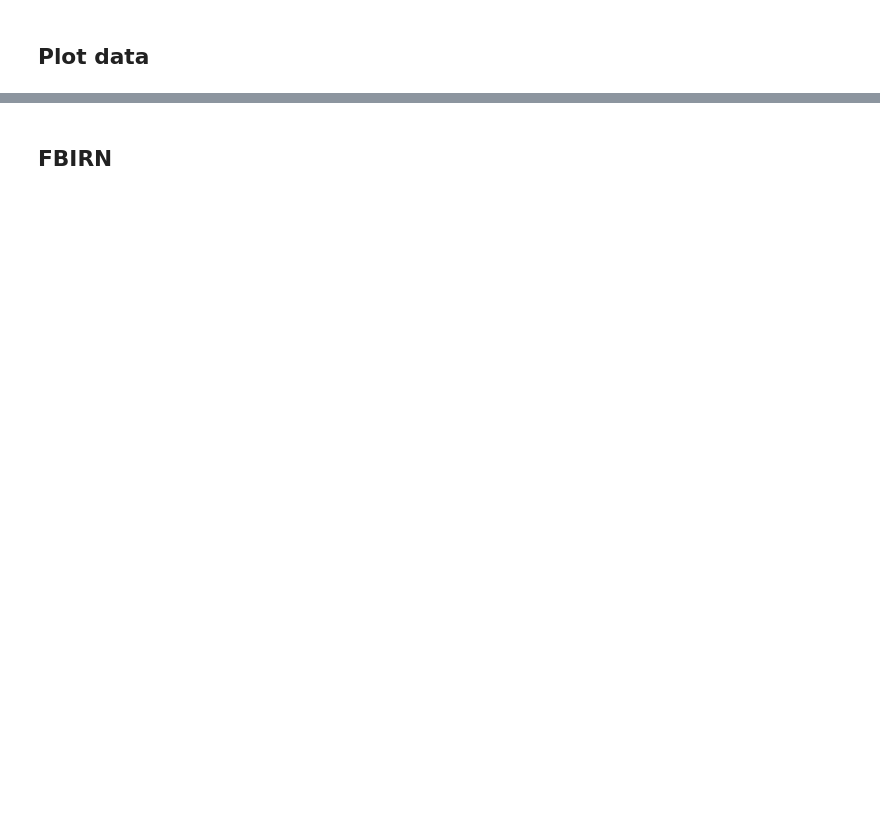
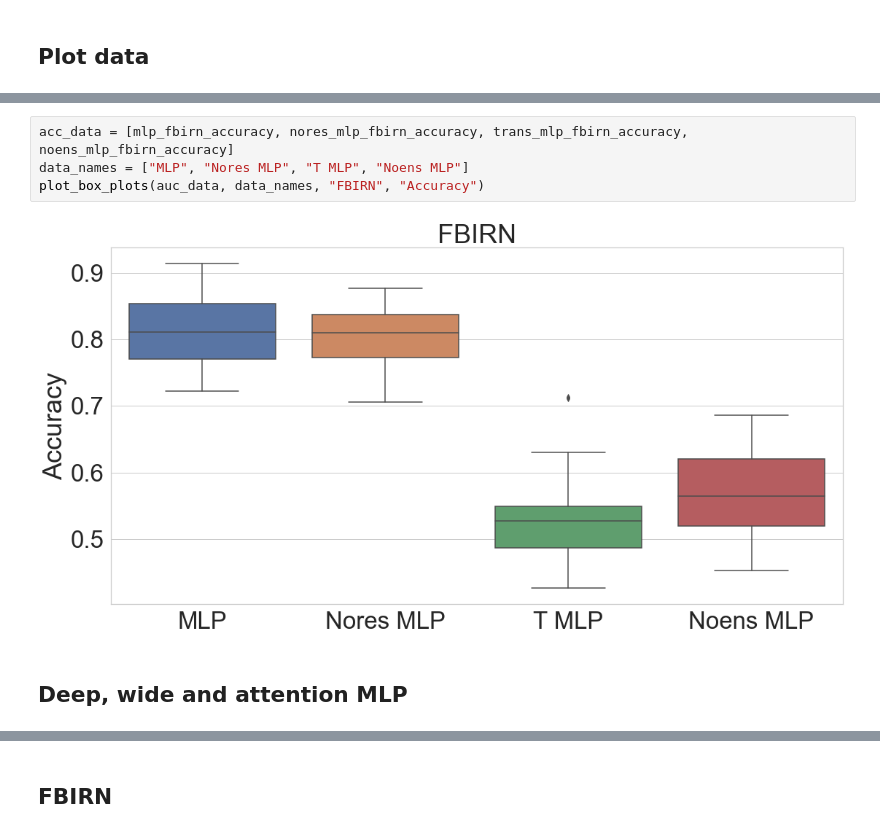
Before and after one commit to paavalipopov/mlp_project, a Jupyter notebook: examples/box_plots.ipynb, the cells around one changed output, grey strips where cells are left out. Cells and saved outputs as stored; diff of their text form; blank space fills up the shorter version.

```diff
--- a/examples/box_plots.ipynb
+++ b/examples/box_plots.ipynb
@@ -79,0 +152,8 @@ plot.set_xticklabels(["AUC", "Accuracy"])
+# %%
+acc_data = [mlp_fbirn_accuracy, nores_mlp_fbirn_accuracy, trans_mlp_fbirn_accuracy, noens_mlp_fbirn_accuracy]
+data_names = ["MLP", "Nores MLP", "T MLP", "Noens MLP"]
+plot_box_plots(auc_data, data_names, "FBIRN", "Accuracy")
+# %% [output]
+[figure, added]
+# %% [markdown]
+## Deep, wide and attention MLP
```
Also changed, not shown: parts of 39 cells of this notebook.
